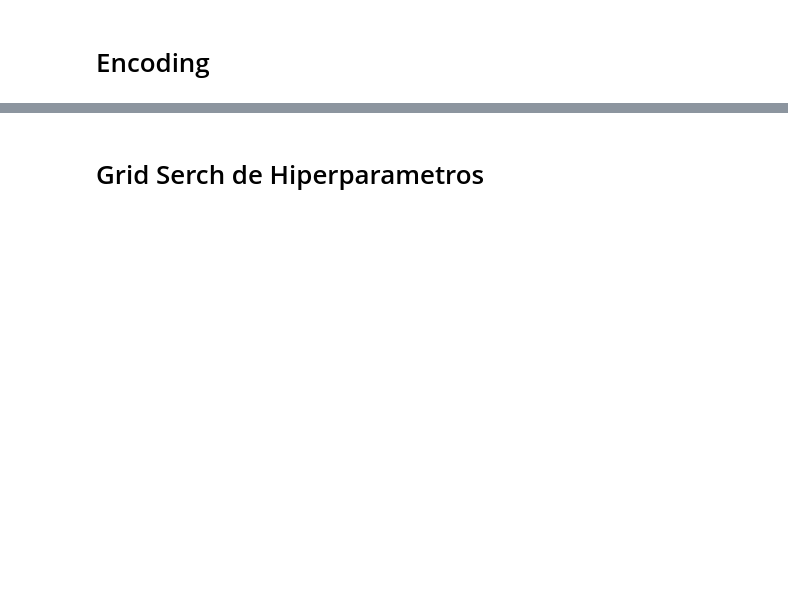
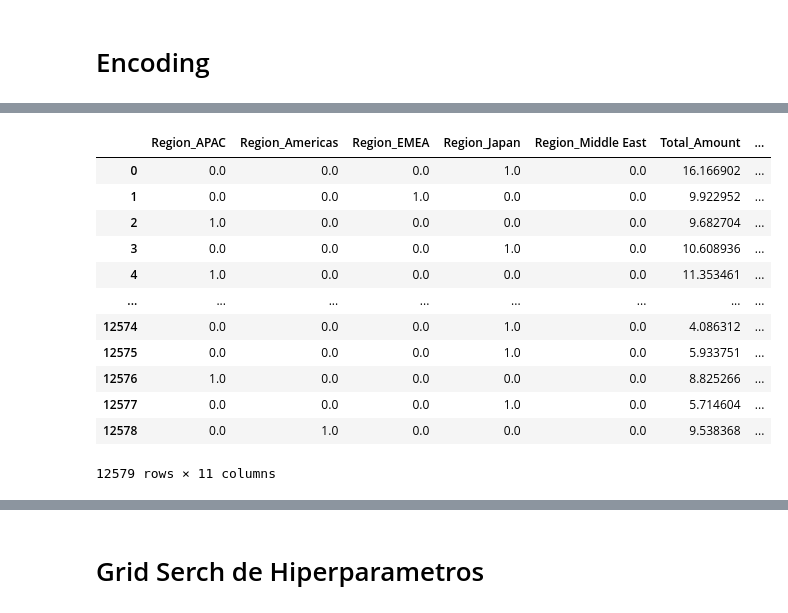
Before and after one commit to BautistaXifro/Machine-Learning-Datos, a Jupyter notebook: ArbolDeDecision/RandomForest/OtroaApproach.ipynb, the cells around one changed output, grey strips where cells are left out. Saved outputs shown, nothing was run; the diff lists cells and outputs as text; code cells hidden in the pictures; blank space fills up the shorter version.

```diff
--- a/ArbolDeDecision/RandomForest/OtroaApproach.ipynb
+++ b/ArbolDeDecision/RandomForest/OtroaApproach.ipynb
@@ -137,5 +160,4 @@ fig.tight_layout()
 # %%
-prueba = short_df
-prueba.Total_Amount = np.log(prueba.Total_Amount)
-prueba.shape
+short_df.Total_Amount = np.log(short_df.Total_Amount)
+short_df.shape
 # %% [output]
@@ -190,7 +207,7 @@ X_test_prep  = preprocessor.transform(X_test)
 # ==============================================================================
 # Nombre de todas las columnas
 encoded_cat = preprocessor.named_transformers_['onehot'].get_feature_names(cat_cols)
-labels = np.concatenate([numeric_cols, encoded_cat])
+labels = np.concatenate([encoded_cat,numeric_cols])
 
 # Conversión a dataframe
 X_train_prep = pd.DataFrame(X_train_prep, columns=labels)
@@ -219,3 +252,19 @@ memory usage: 1.4 MB
+# %%
+X_train_prep
+# %% [output]
+|  | Region_APAC | Region_Americas | Region_EMEA | Region_Japan | Region_Middle East | Total_Amount | ... |
+| 0 | 0.0 | 0.0 | 0.0 | 1.0 | 0.0 | 16.166902 | ... |
+| 1 | 0.0 | 0.0 | 1.0 | 0.0 | 0.0 | 9.922952 | ... |
+| 2 | 1.0 | 0.0 | 0.0 | 0.0 | 0.0 | 9.682704 | ... |
+| 3 | 0.0 | 0.0 | 0.0 | 1.0 | 0.0 | 10.608936 | ... |
+| 4 | 1.0 | 0.0 | 0.0 | 0.0 | 0.0 | 11.353461 | ... |
+| ... | ... | ... | ... | ... | ... | ... | ... |
+| 12574 | 0.0 | 0.0 | 0.0 | 1.0 | 0.0 | 4.086312 | ... |
+| 12575 | 0.0 | 0.0 | 0.0 | 1.0 | 0.0 | 5.933751 | ... |
+| 12576 | 1.0 | 0.0 | 0.0 | 0.0 | 0.0 | 8.825266 | ... |
+| 12577 | 0.0 | 0.0 | 0.0 | 1.0 | 0.0 | 5.714604 | ... |
+| 12578 | 0.0 | 1.0 | 0.0 | 0.0 | 0.0 | 9.538368 | ... |
+12579 rows × 11 columns
 # %%
 
 
```
Also changed, not shown: parts of 32 cells of this notebook, 1 other file.
